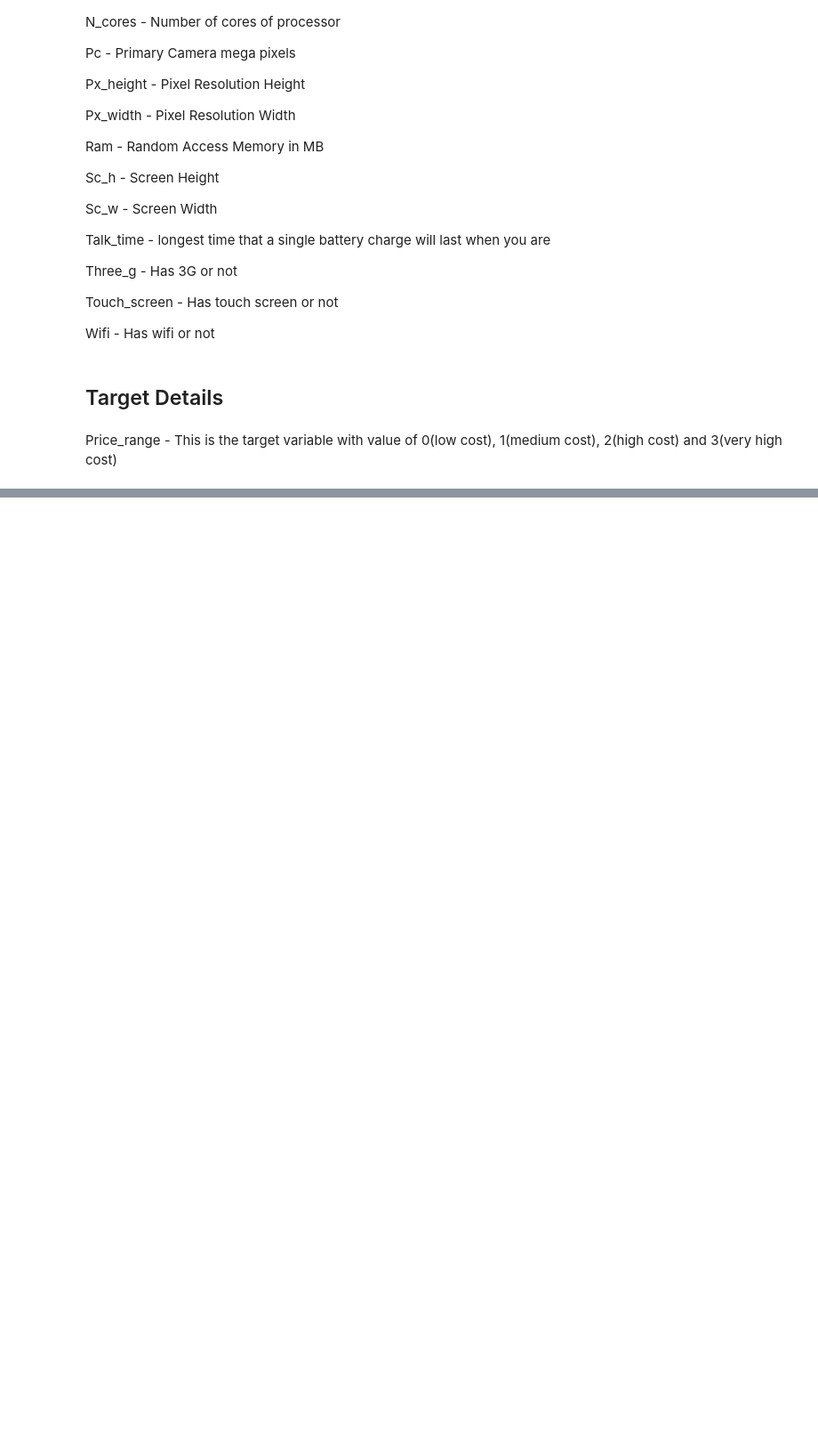
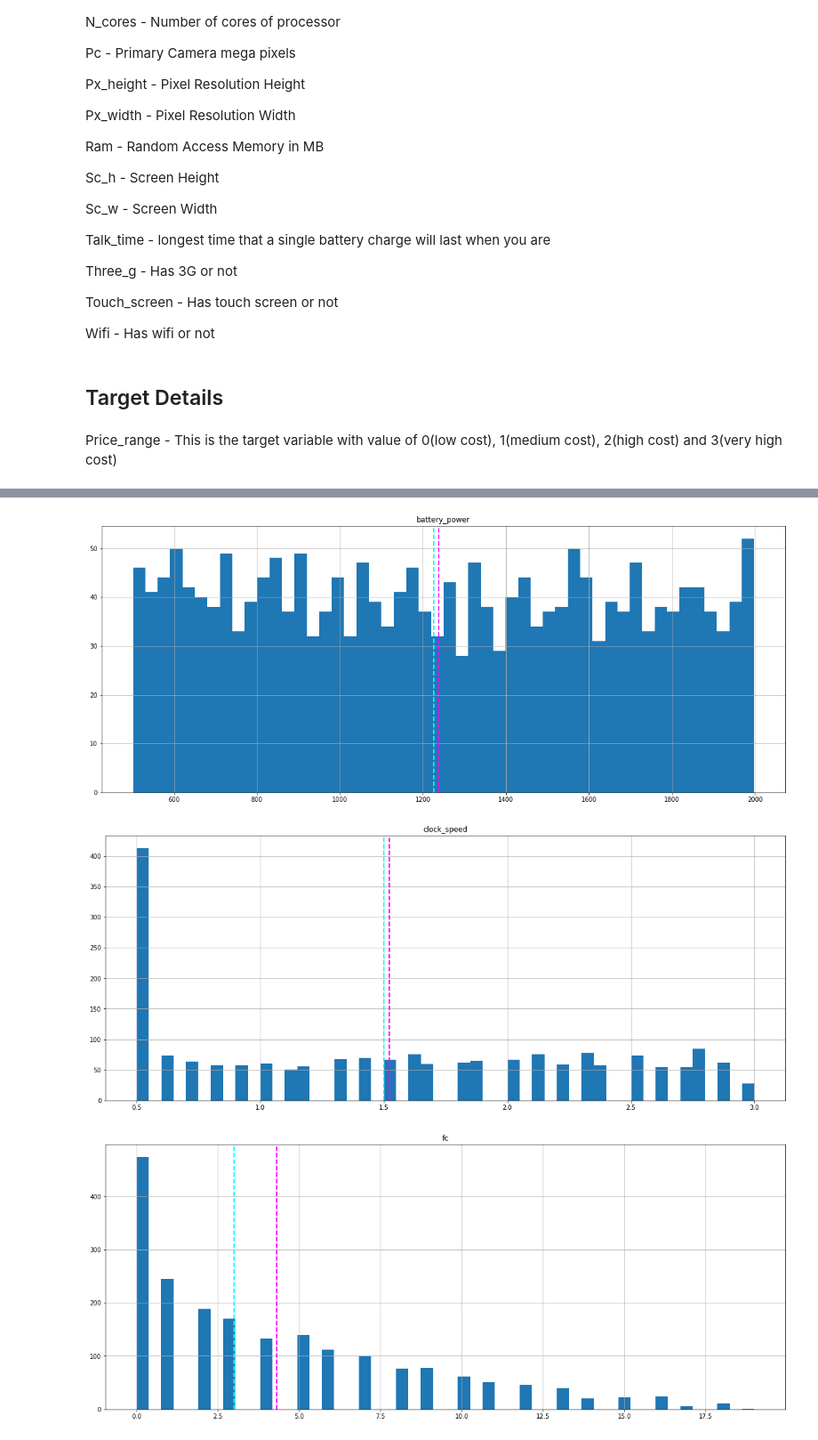
Before and after one commit to Shyam-S-Mishra/Shyam_S_Mishra_Supervised-ML_Capstone_Project_Classification, a Jupyter notebook: Shyam_Shubham_Mishra_Supervised_ML_Capstone_Project_Classification.ipynb, the cells around one changed output, grey strips where cells are left out. Shown: that part at 89% size. Saved outputs shown, nothing was run; the diff lists cells and outputs as text; code cells hidden in the pictures; blank space fills up the shorter version.

```diff
--- a/Shyam_Shubham_Mishra_Supervised_ML_Capstone_Project_Classification.ipynb
+++ b/Shyam_Shubham_Mishra_Supervised_ML_Capstone_Project_Classification.ipynb
@@ -256,0 +260,7 @@ Price_range - This is the target variable with value of 0(low cost), 1(medium co
+# %%
+# splitting the categorical and numerical features for analysig the dataset
+
+numerical_features = dataset[['battery_power',  'clock_speed' , 'fc','int_memory','m_dep', 'mobile_wt','n_cores', 'pc',
+                      'px_height','px_width','ram', 'sc_h', 'sc_w', 'talk_time']]
+
+categorical_features = dataset[['blue','dual_sim', 'four_g','three_g','touch_screen', 'wifi']]
@@ -256,0 +286,16 @@ Price_range - This is the target variable with value of 0(low cost), 1(medium co
+# %%
+# Visualizing the numerical independent variables
+
+for column in numerical_features :
+    fig = plt.figure(figsize=(20,8))
+    ax = fig.gca()
+    feature = dataset[column]
+    feature.hist(bins=50, ax = ax)
+    ax.axvline(feature.mean(), color='magenta', linestyle='dashed', linewidth=2)
+    ax.axvline(feature.median(), color='cyan', linestyle='dashed', linewidth=2)
+    ax.set_title(column)
+plt.show()
+# %% [output]
+[figure, added]
+[figure, added]
+[figure, added]
```
Also changed, not shown: parts of 7 cells of this notebook.
